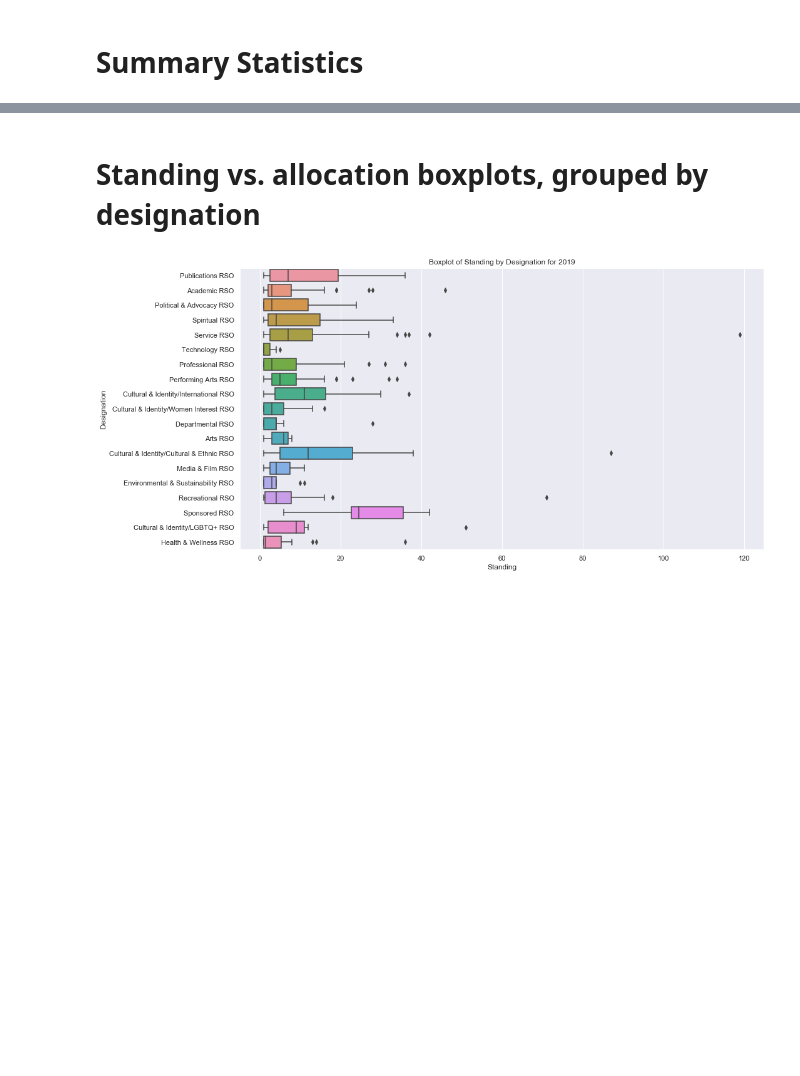
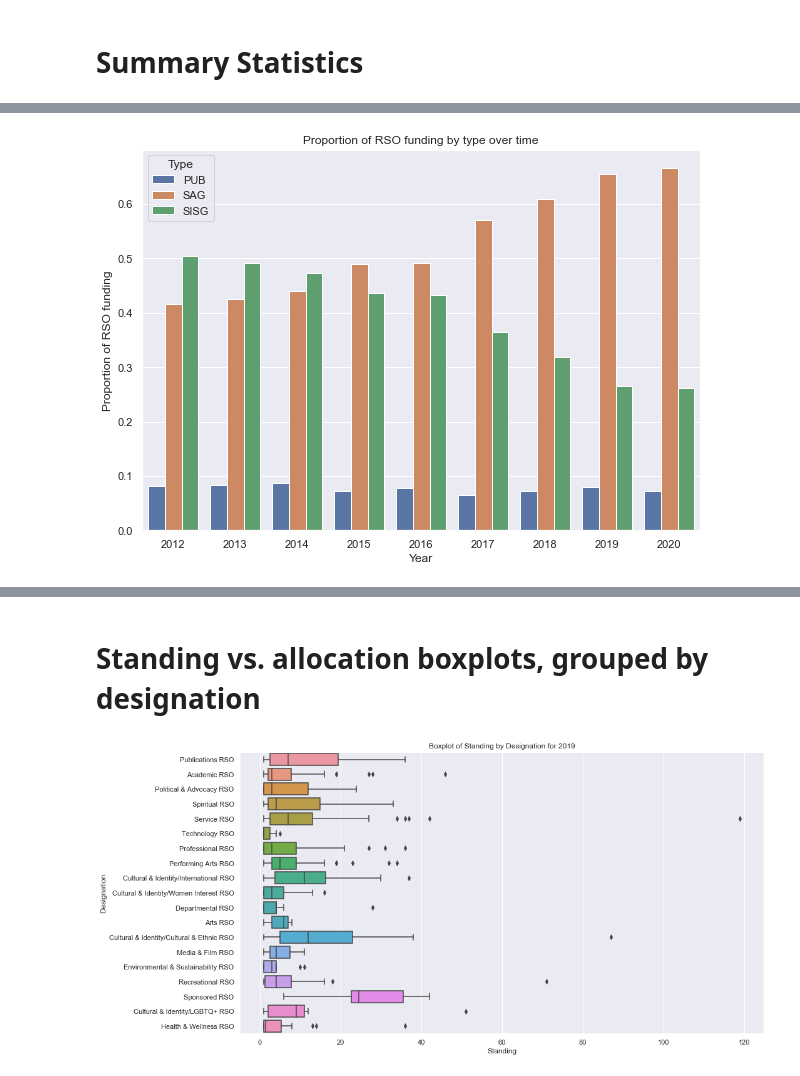
Before and after one commit to sydneytrieu/senior-thesis, a Jupyter notebook: notebooks/eda.ipynb, the cells around one changed output, grey strips where cells are left out. Drawn from its saved outputs; the diff is of its cells as text; code cells hidden in the pictures; blank space fills up the shorter version.

```diff
--- a/notebooks/eda.ipynb
+++ b/notebooks/eda.ipynb
@@ -93,17 +135,24 @@ sns.lineplot(x='Year', y='Allocation', hue='Type', data=allocs)
 # %%
+sns.set(rc={'figure.figsize':(10,7)})
+
 alloc_totals = allocs.groupby('Year').sum()
-alloc_props = allocs.copy(deep=True).rename(columns={'Allocation': 'Proportion'})
+alloc_props = allocs.copy(deep=True).rename(columns={'Allocation': 'Proportion of RSO funding'})
 alloc_prop = []
 
 for year in alloc_totals.index:
     idx = allocs[allocs['Year'] == year].index
     total_alloc = alloc_totals.loc[year, 'Allocation']
 
     for i in idx:
         alloc_prop.append(allocs.at[i, 'Allocation'] / total_alloc)
 
-alloc_props['Proportion'] = alloc_prop
+alloc_props['Proportion of RSO funding'] = alloc_prop
 alloc_props
 
-sns.barplot(x='Year', y='Proportion', hue='Type', data=alloc_props)
+sns.barplot(x='Year', y='Proportion of RSO funding', hue='Type',
+            data=alloc_props).set_title('Proportion of RSO funding by type over time')
+plt.savefig('C:\\Users\\scher\\school\\senior-thesis\\images\\bar_prop_funding_type_over_time.png',
+            bbox_inches='tight')
+# %% [output]
+[figure, added]
 # %%
```
Also changed, not shown: parts of 14 cells of this notebook, 4 other files.
